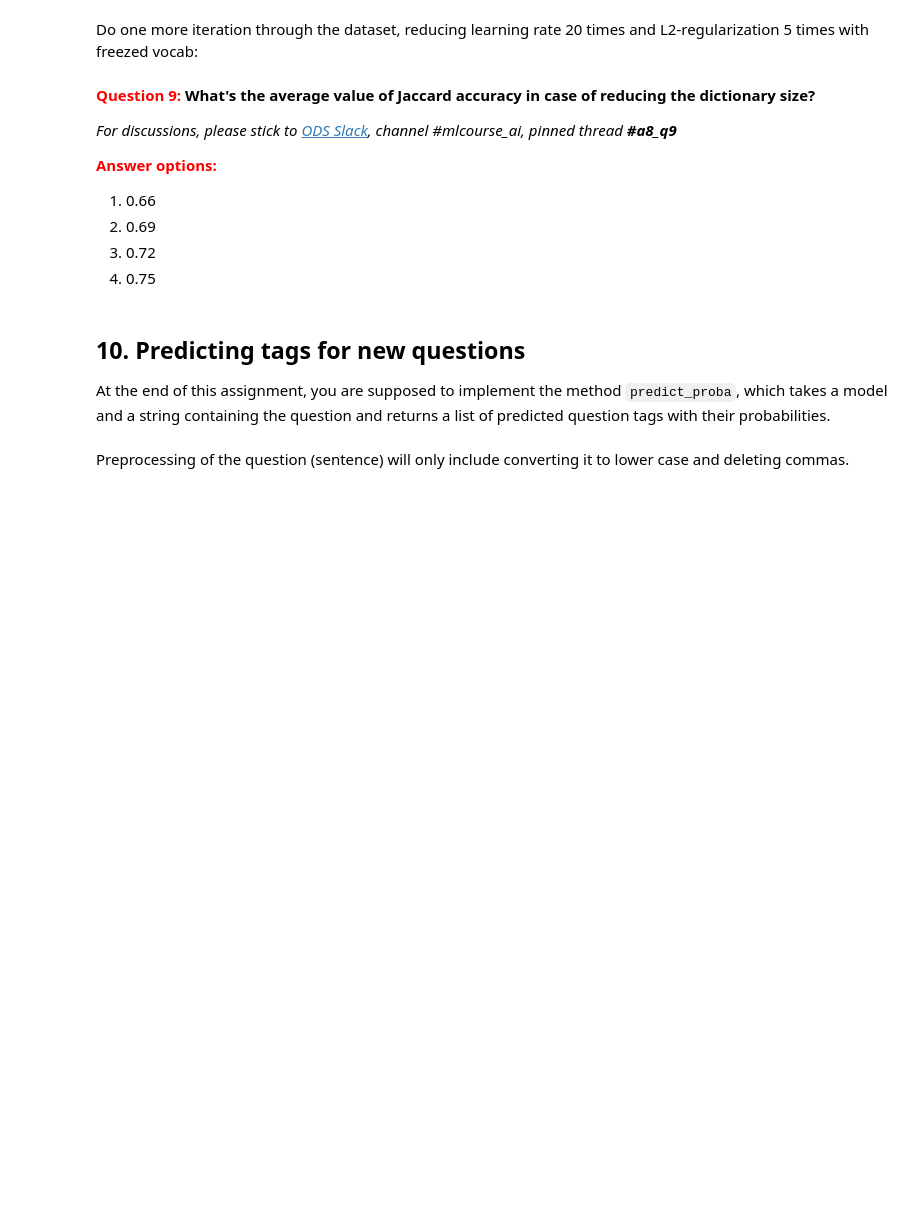
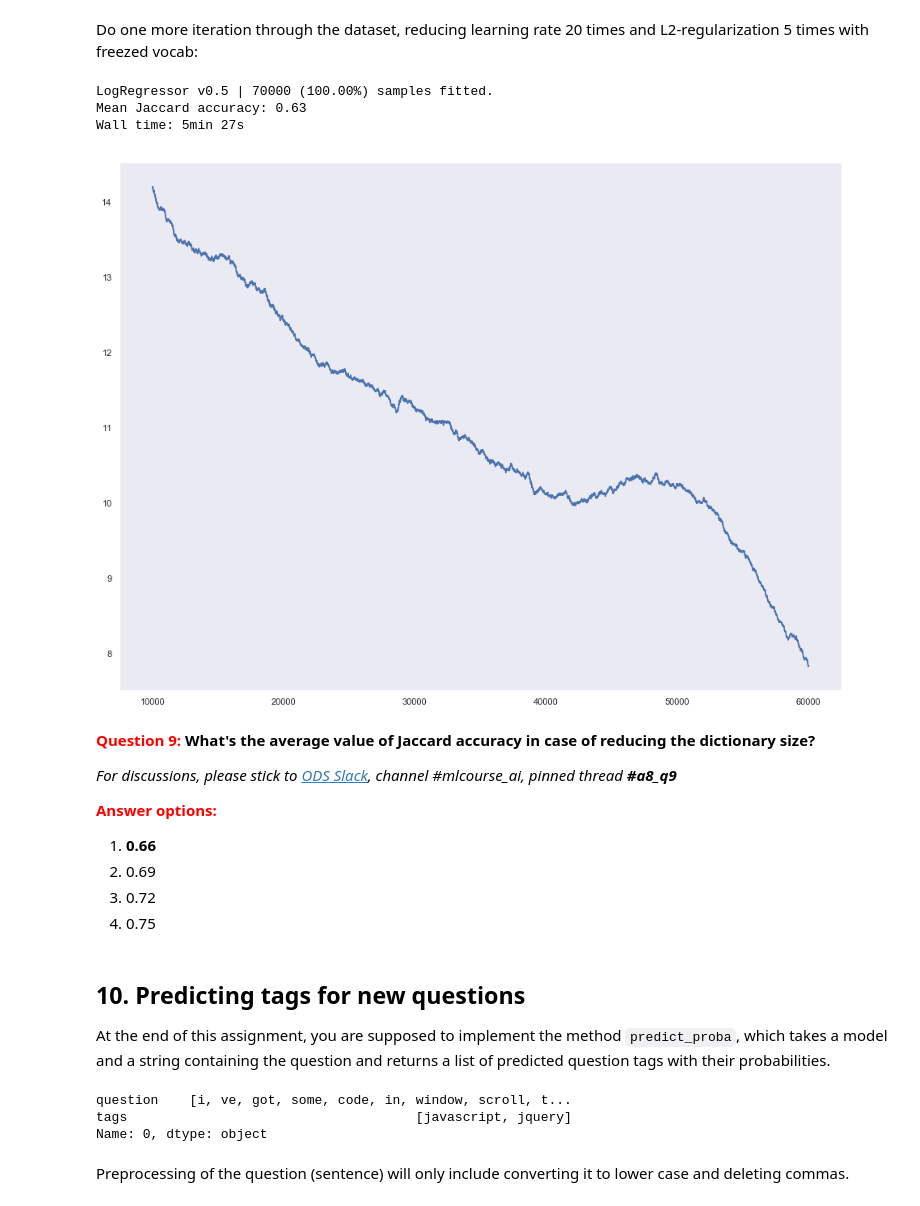
Before and after one commit to bllguo/mlcourse.ai, a Jupyter notebook: jupyter_english/assignments_fall2018/assignment8_stackoverflow_logistic_regression.ipynb, the cells around one changed output. Drawn from its saved outputs; the diff is of its cells as text; code cells hidden in the pictures; blank space fills up the shorter version.

```diff
--- a/jupyter_english/assignments_fall2018/assignment8_stackoverflow_logistic_regression.ipynb
+++ b/jupyter_english/assignments_fall2018/assignment8_stackoverflow_logistic_regression.ipynb
@@ -960,18 +1046,23 @@ Do one more iteration through the dataset, reducing learning rate 20 times and L
 # %%
 %%time
 # HERE'S YOUR CODE
-# metrics = model.fit_dataframe(df, ...
+metrics = model.fit_dataframe(df, learning_rate=.01, lambda_=.002, freeze_vocab=True)
 # HERE'S YOUR CODE
-# accuracy = ...
+accuracy = np.nanmean(metrics['Jaccard'])
 print('Mean Jaccard accuracy: {:.2f}'.format(accuracy))
 plot = plt.plot(pd.Series(metrics['loss'][:-10000]).rolling(10000).mean())
+# %% [output]
+LogRegressor v0.5 | 70000 (100.00%) samples fitted.
+Mean Jaccard accuracy: 0.63
+Wall time: 5min 27s
+[figure, added]
 # %% [markdown]
 **<font color="red">Question 9:</font> What's the average value of Jaccard accuracy in case of reducing the dictionary size?**
 
 *For discussions, please stick to [ODS Slack](https://opendatascience.slack.com/), channel #mlcourse_ai, pinned thread __#a8_q9__*
 
 **<font color="red">Answer options:</font>**
-1. 0.66
+1. **0.66**
 2. 0.69
 3. 0.72
 4. 0.75
@@ -986,0 +1073,6 @@ def predict_proba(model, sentence):
+# %%
+df.iloc[0]
+# %% [output]
+question    [i, ve, got, some, code, in, window, scroll, t...
+tags                                     [javascript, jquery]
+Name: 0, dtype: object
```
Also changed, not shown: parts of 31 cells of this notebook.
